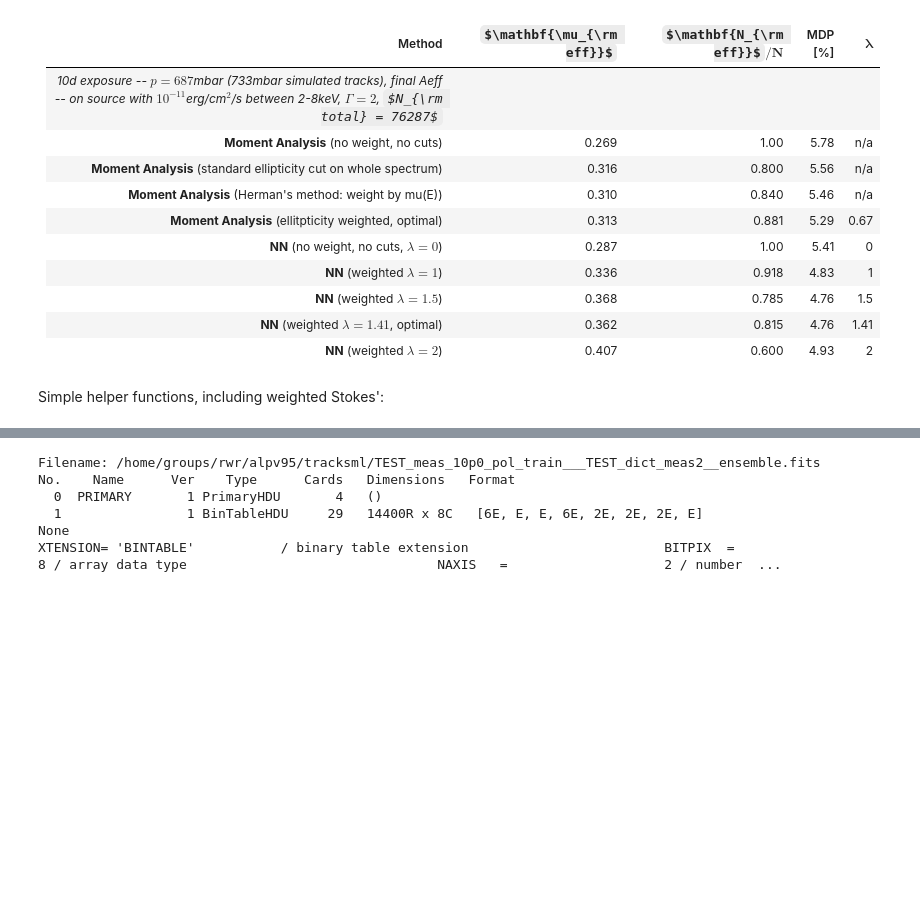
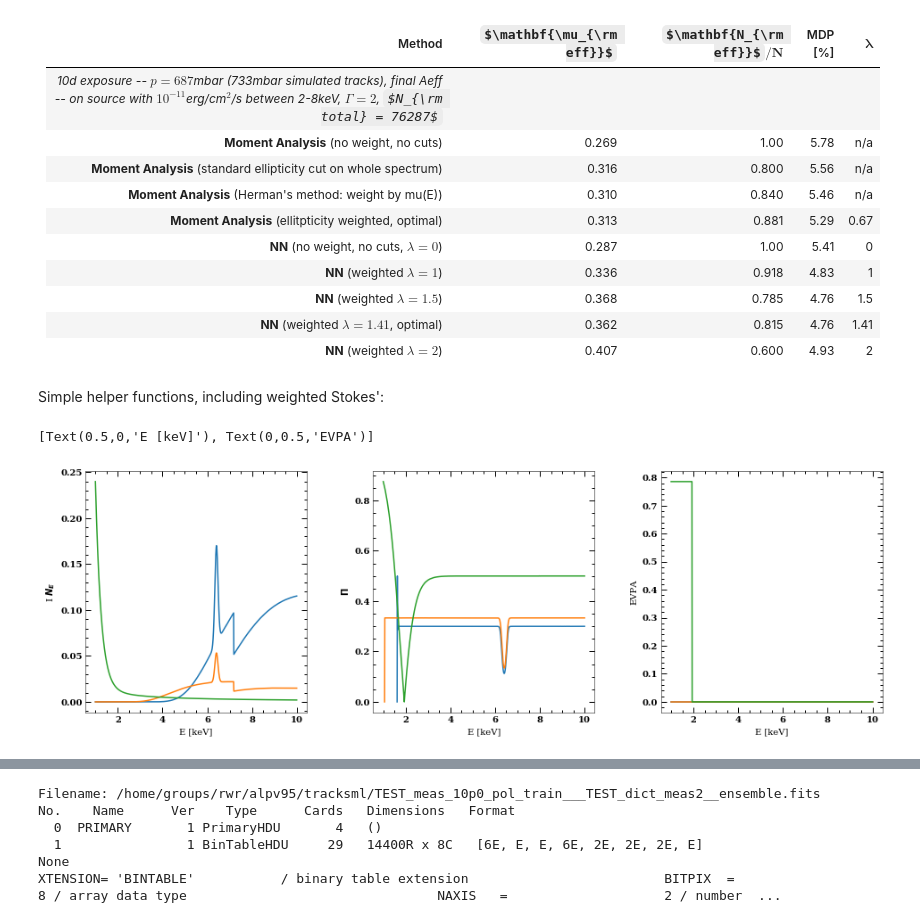
Before and after one commit to alpv95/IXPEML, a Jupyter notebook: notebooks/MDP_Check.ipynb, the cells around one changed output, grey strips where cells are left out. Cells and saved outputs as stored; diff of their text form; code cells hidden in the pictures; some formulas as TeX source; blank space fills up the shorter version.

```diff
--- a/notebooks/MDP_Check.ipynb
+++ b/notebooks/MDP_Check.ipynb
@@ -167,0 +162,23 @@ table_hdu = fits.BinTableHDU.from_columns([c1, c2, c3])
+# %%
+df_peri = pd.read_csv('data/IXPE_tstspec/GX301_peri.txt',delim_whitespace=True)
+df_quad = pd.read_csv('data/IXPE_tstspec/GX301_quad.txt',delim_whitespace=True)
+df_isp = pd.read_csv('data/IXPE_tstspec/ISP.txt',delim_whitespace=True)
+# %%
+fig, (ax1,ax2,ax3) = plt.subplots(figsize=(16,5),ncols=3,gridspec_kw={'wspace':0.3})
+ax1.plot(df_peri['ee'],df_peri['z'])
+ax1.plot(df_quad['ee'],df_quad['z'])
+ax1.plot(df_isp['ee'],df_isp['z'])
+ax1.update({'xlabel':'E [keV]', 'ylabel':r'I $N_E$'})
+
+ax2.plot(df_peri['ee'],np.sqrt(df_peri['zu']**2 + df_peri['zq']**2) / df_peri['z'])
+ax2.plot(df_quad['ee'],np.sqrt(df_quad['zu']**2 + df_quad['zq']**2) / df_quad['z'])
+ax2.plot(df_isp['ee'],np.sqrt(df_isp['zu']**2 + df_isp['zq']**2) / df_isp['z'])
+ax2.update({'xlabel':'E [keV]', 'ylabel':r'$\Pi$'})
+
+ax3.plot(df_peri['ee'],0.5*np.arctan2(df_peri['zu'],df_peri['zq']))
+ax3.plot(df_quad['ee'],0.5*np.arctan2(df_quad['zu'],df_quad['zq']))
+ax3.plot(df_isp['ee'],0.5*np.arctan2(df_isp['zu'],df_isp['zq']))
+ax3.update({'xlabel':'E [keV]', 'ylabel':r'EVPA'})
+# %% [output]
+[Text(0.5,0,'E [keV]'), Text(0,0.5,'EVPA')]
+[figure, added]
```
Also changed, not shown: parts of 6 cells of this notebook, 10 other files.
